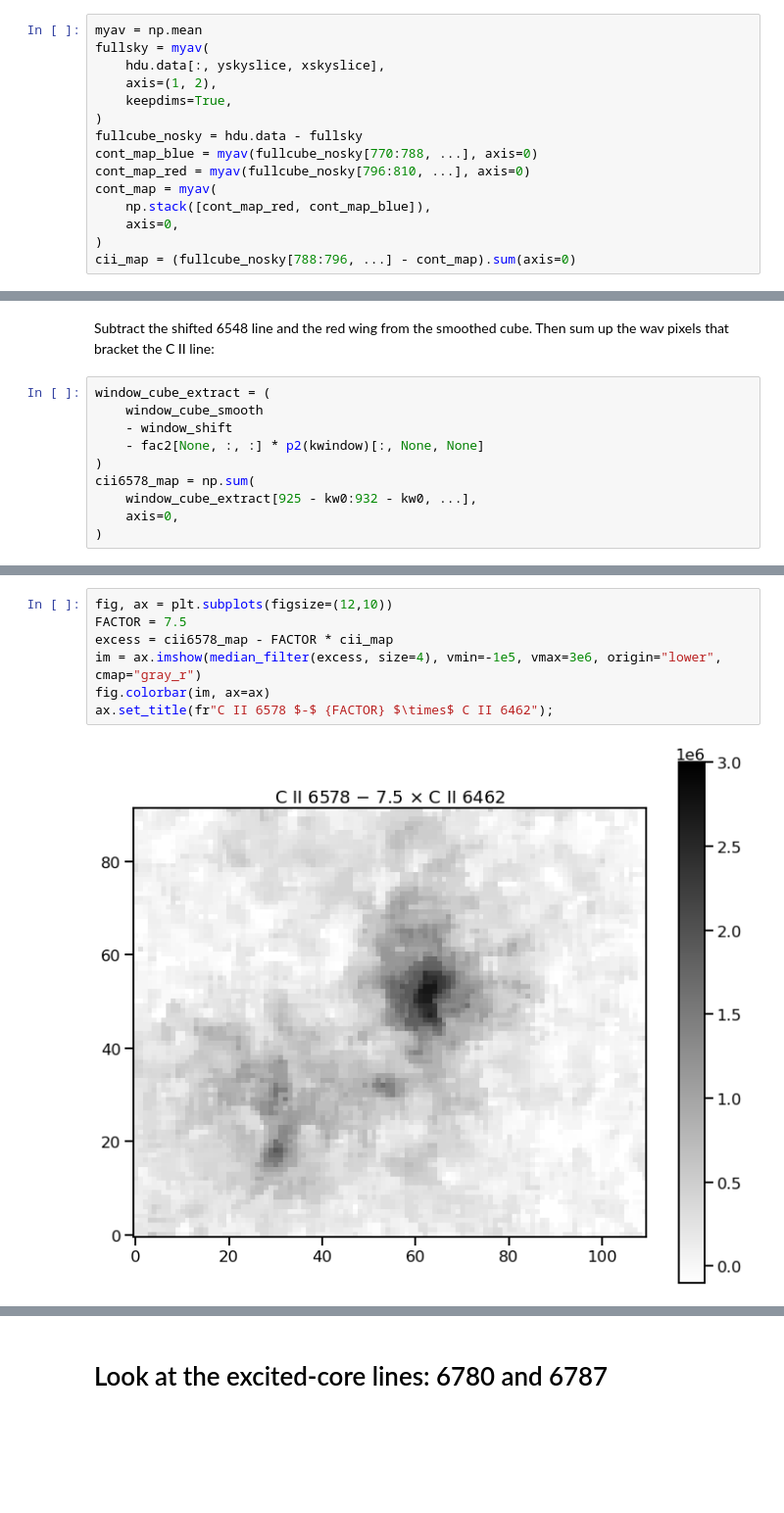
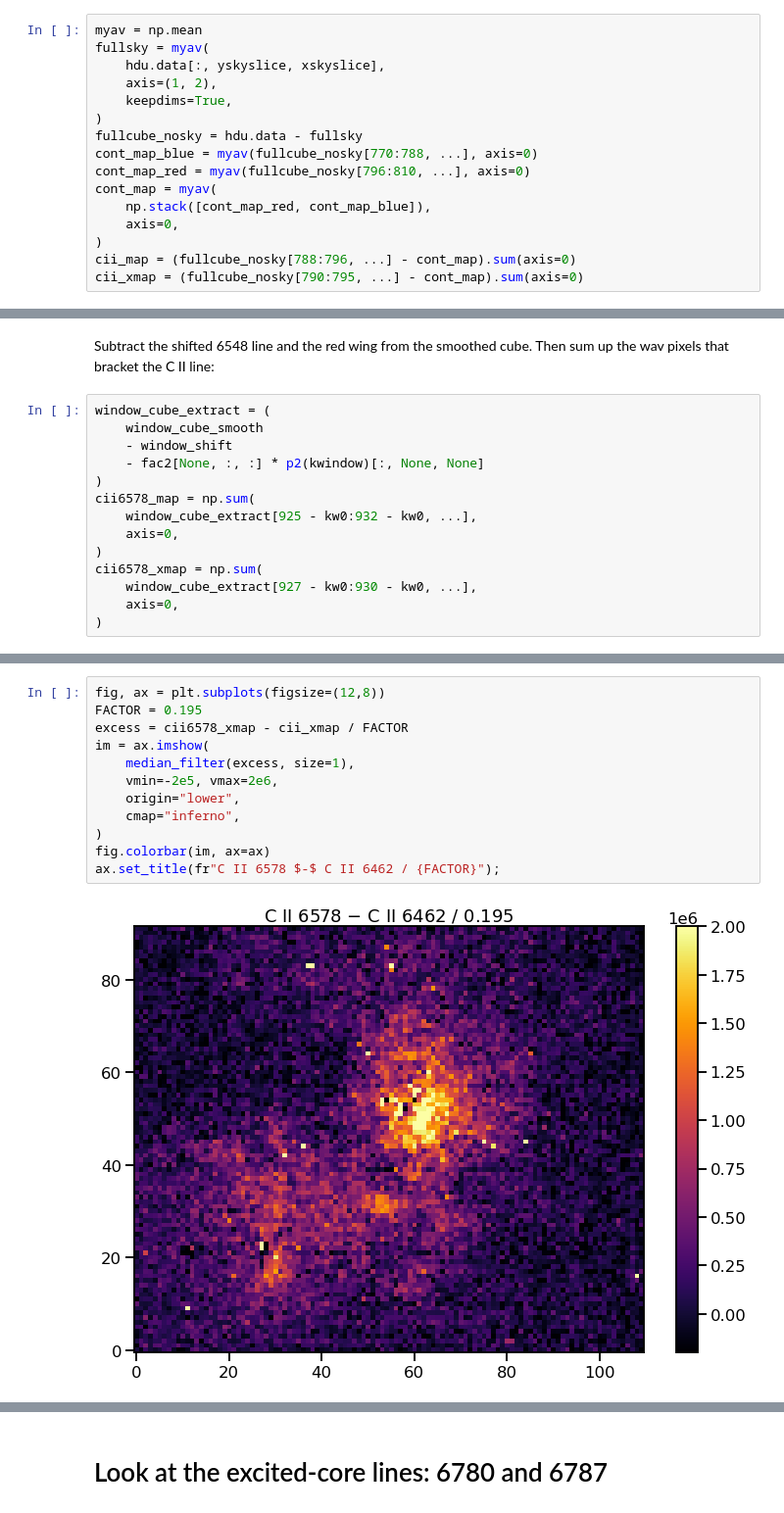
Before and after one commit to will-henney/eduardo-cii-permitted, a Jupyter notebook: notebooks/02-MUSE-6462.ipynb, the cells around one changed output, grey strips where cells are left out. Shown at 98% size. Drawn from its saved outputs; the diff is of its cells as text; blank space fills up the shorter version.

```diff
--- a/notebooks/02-MUSE-6462.ipynb
+++ b/notebooks/02-MUSE-6462.ipynb
@@ -252,6 +266,7 @@ cont_map = myav(
     axis=0,
 )
 cii_map = (fullcube_nosky[788:796, ...] - cont_map).sum(axis=0)
+cii_xmap = (fullcube_nosky[790:795, ...] - cont_map).sum(axis=0)
 # %%
 fig, ax = plt.subplots(figsize=(12,10))
 ax.imshow(cii_map, vmin=-3e4, vmax=6e5, origin="lower", cmap="gray_r")
@@ -616,5 +659,9 @@ cii6578_map = np.sum(
     window_cube_extract[925 - kw0:932 - kw0, ...],
     axis=0,
 )
+cii6578_xmap = np.sum(
+    window_cube_extract[927 - kw0:930 - kw0, ...],
+    axis=0,
+)
 # %%
 fig, ax = plt.subplots(figsize=(12,10))
@@ -645,12 +721,17 @@ ax.set_title("C II 6578 / 6462");
 # %%
-fig, ax = plt.subplots(figsize=(12,10))
-FACTOR = 7.5
-excess = cii6578_map - FACTOR * cii_map
-im = ax.imshow(median_filter(excess, size=4), vmin=-1e5, vmax=3e6, origin="lower", cmap="gray_r")
+fig, ax = plt.subplots(figsize=(12,8))
+FACTOR = 0.195
+excess = cii6578_xmap - cii_xmap / FACTOR
+im = ax.imshow(
+    median_filter(excess, size=1),
+    vmin=-2e5, vmax=2e6,
+    origin="lower",
+    cmap="inferno",
+)
 fig.colorbar(im, ax=ax)
-ax.set_title(fr"C II 6578 $-$ {FACTOR} $\times$ C II 6462");
+ax.set_title(fr"C II 6578 $-$ C II 6462 / {FACTOR}");
 # %% [output]
-[figure, old version]
+[figure, new version]
 # %%
 fig, ax = plt.subplots(figsize=(12,10))
 mask = ha_map < 0.3 * np.median(ha_map)
```
Also changed, not shown: parts of 56 cells of this notebook, 2 other files.
